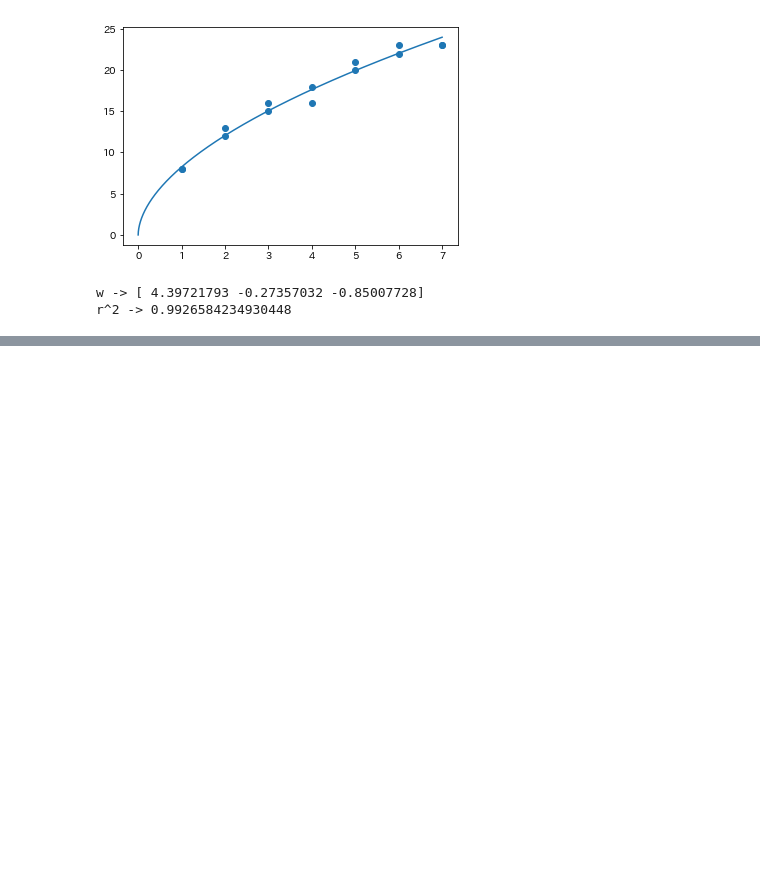
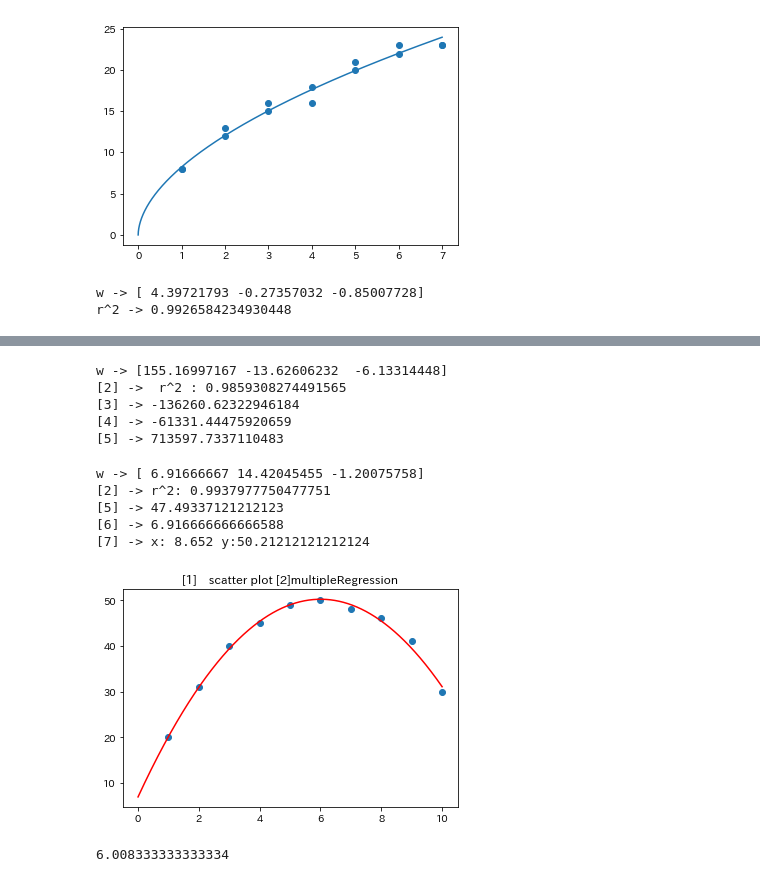
Before and after one commit to chanma0806/study-statistics-python, a Jupyter notebook: 初歩からの統計学.ipynb, the cells around one changed output, grey strips where cells are left out. Drawn from its saved outputs; the diff is of its cells as text; code cells hidden in the pictures; blank space fills up the shorter version.

```diff
--- a/初歩からの統計学.ipynb
+++ b/初歩からの統計学.ipynb
@@ -1390,0 +1388,61 @@ r^2 -> 0.9926584234930448
+# %%
+# 13-9
+
+Y = np.array([100, 60, 30, 110, 70, 20, 80, 140, 30, 60])
+X_1 = np.array([3, 5, 7, 2, 4, 6, 2, 1, 6, 4])
+X_2 = np.array([2, 4, 5, 4, 4, 9, 7, 1, 8, 6])
+X = np.dstack((X_1, X_2))[0]
+
+multipleRegression_13_9 = makeMultipleRegression(X, Y)
+Y_pre = np.apply_along_axis(lambda x: multipleRegression_13_9(x), 1, X)
+r_2 = 1 - ((Y - Y_pre)**2).sum() /  ((Y - Y.mean())**2).sum()
+print(f"[2] ->  r^2 : {r_2}")
+print(f"[3] -> {(multipleRegression_13_9(np.array([1, 0])) - multipleRegression_13_9(np.array([0, 0])))* 10000}")
+print(f"[4] -> {(multipleRegression_13_9(np.array([0, 1])) - multipleRegression_13_9(np.array([0, 0])))* 10000}")
+print(f"[5] -> {multipleRegression_13_9(np.array([3, 7])) * 10000}")
+# %% [output]
+w -> [155.16997167 -13.62606232  -6.13314448]
+[2] ->  r^2 : 0.9859308274491565
+[3] -> -136260.62322946184
+[4] -> -61331.44475920659
+[5] -> 713597.7337110483
+# %%
+# 13-10
+
+Y = np.array([20, 31, 40, 45, 49, 50, 48, 46, 41, 30])
+X_1= np.array([1, 2, 3, 4, 5, 6, 7, 8, 9, 10])
+X_2 = X_1**2
+X = np.dstack((X_1, X_2))[0]
+
+fig = plt.figure()
+ax = plt.axes()
+ax.set_title("[1]　scatter plot [2]multipleRegression")
+ax.scatter(x=X_1, y=Y)
+
+multipleRegression_13_10 = makeMultipleRegression(X, Y)
+Y_pre = np.apply_along_axis(lambda x: multipleRegression_13_10(x) ,1, X)
+r_2 = 1 - ((Y - Y_pre)**2).sum() / ((Y - Y.mean())**2).sum()
+print(f"[2] -> r^2: {r_2}")
+
+x_1_plot = np.arange(0, X_1.max(), 0.001)
+x_2_plot = x_1_plot**2
+x_plot = np.dstack((x_1_plot, x_2_plot))[0]
+y_plot = np.apply_along_axis(lambda x: multipleRegression_13_10(x), 1, x_plot)
+ax.plot(x_1_plot, y_plot, color="r")
+
+print(f"[5] -> {multipleRegression_13_10([4.5, 4.5**2])}")
+
+print(f"[6] -> {multipleRegression_13_10([0, 0**2])}")
+
+print(f"[7] -> x: {-(14.42) / 2*(-1)*1.2} y:{multipleRegression_13_10([6, 6**2])}")
+# %% [output]
+w -> [ 6.91666667 14.42045455 -1.20075758]
+[2] -> r^2: 0.9937977750477751
+[5] -> 47.49337121212123
+[6] -> 6.916666666666588
+[7] -> x: 8.652 y:50.21212121212124
+[figure, added]
+# %%
+14.42/ 2.4
+# %% [output]
+6.008333333333334
```
Also changed, not shown: parts of 1 cell of this notebook.
